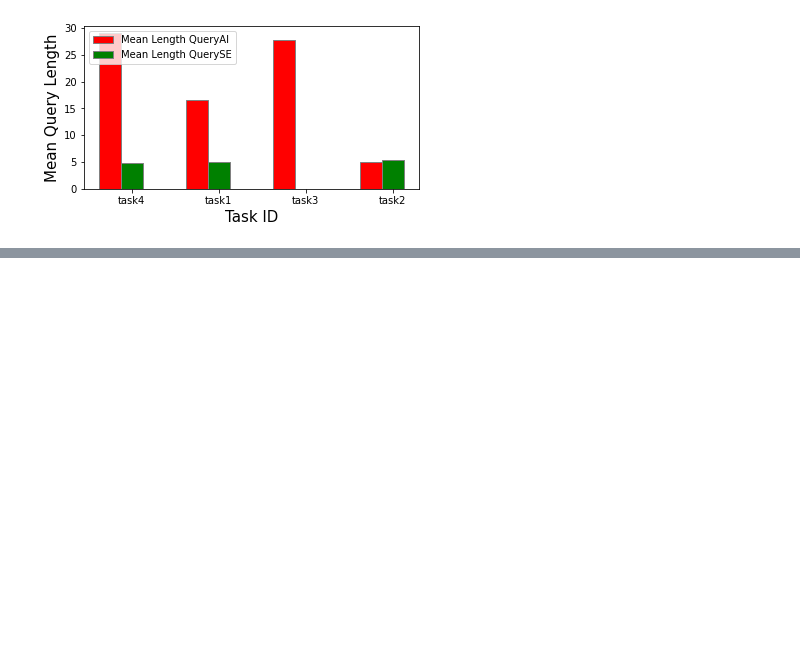
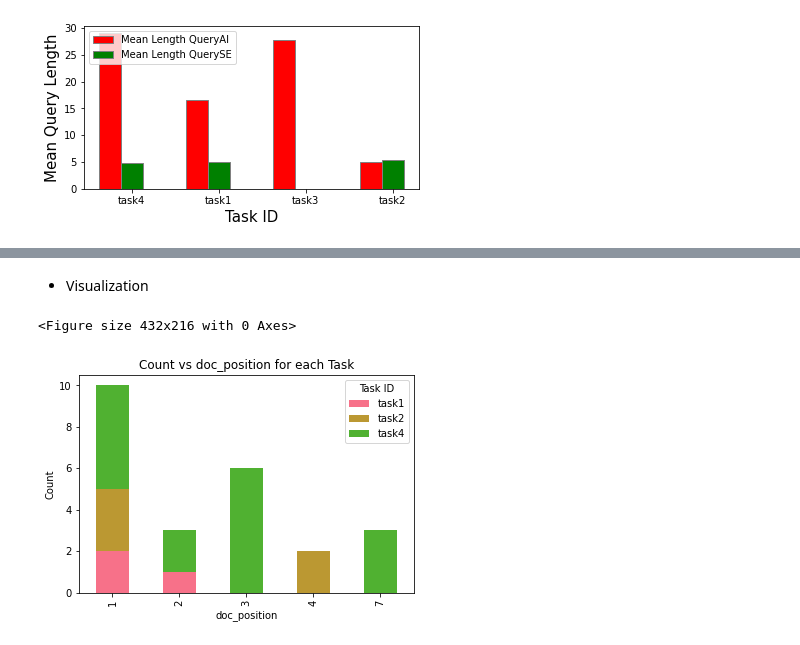
Before and after one commit to nguyetha79/FIRSURVEY-Data-Analysis, a Jupyter notebook: results.ipynb, the cells around one changed output, grey strips where cells are left out. Cells and saved outputs as stored; diff of their text form; code cells hidden in the pictures; blank space fills up the shorter version.

```diff
--- a/results.ipynb
+++ b/results.ipynb
@@ -689,3 +711,6 @@ googlesearch_docs_df.head(10)
 | 7 | 671330bf-7d9a-4e40-a581-cdd654aefd55 | 557fef0a-6839-4000-aa63-d893e24b8536 | a5cade73-3dd6-4d38-819e-16a4a116a198 | google | issues fossil energy sources home... | 51,500,000 | task4 | ... |
 | 8 | 671330bf-7d9a-4e40-a581-cdd654aefd55 | 557fef0a-6839-4000-aa63-d893e24b8536 | a5cade73-3dd6-4d38-819e-16a4a116a198 | google | issues solar panels home heating | 207,000,000 | task4 | ... |
 | 9 | 671330bf-7d9a-4e40-a581-cdd654aefd55 | 557fef0a-6839-4000-aa63-d893e24b8536 | a5cade73-3dd6-4d38-819e-16a4a116a198 | google | issues solar panels home heating | 207,000,000 | task4 | ... |
+# %%
+googlesearch_docs_df = googlesearch_docs_df[['task_id', 'doc_position', 'doc_page_viewed']]
+googlesearch_docs_df.head(10)
@@ -691,0 +729,3 @@ googlesearch_docs_df.head(10)
+# %%
+result_docs_pos = googlesearch_docs_df.groupby(['task_id', 'doc_position']).size().reset_index(name='count')
+result_docs_pos
@@ -691,0 +751,18 @@ googlesearch_docs_df.head(10)
+# %% [markdown]
+* Visualization
+# %%
+def visualize_stackedbar(df, index):
+    pivot_df = df.pivot(index=index, columns='task_id', values='count').fillna(0)
+
+    plt.figure(figsize=(6, 3))
+    sns.set_palette("husl")
+    pivot_df.plot(kind='bar', stacked=True)
+    plt.xlabel(index)
+    plt.ylabel('Count')
+    plt.title(f'Count vs {index} for each Task')
+    plt.legend(title='Task ID')
+# %%
+visualize_stackedbar(result_docs_pos, 'doc_position')
+# %% [output]
+<Figure size 432x216 with 0 Axes>
+[figure, added]
```
Also changed, not shown: parts of 27 cells of this notebook.
